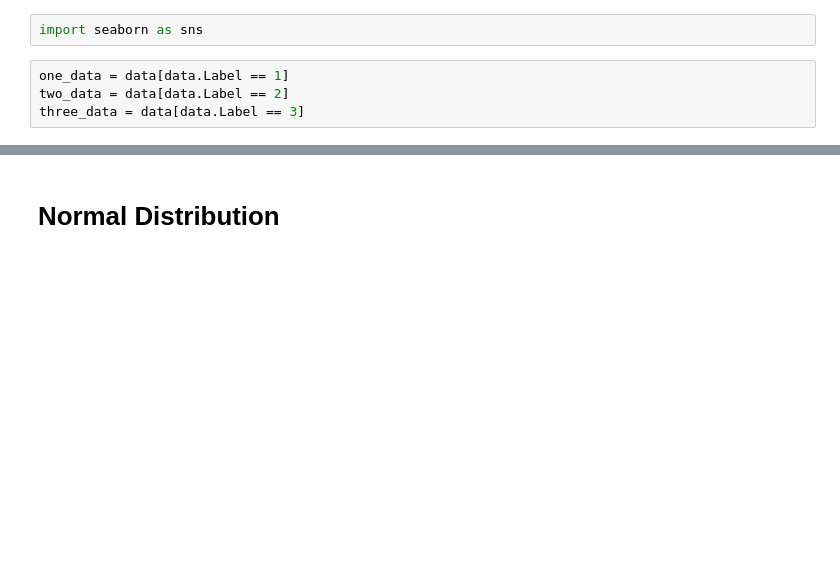
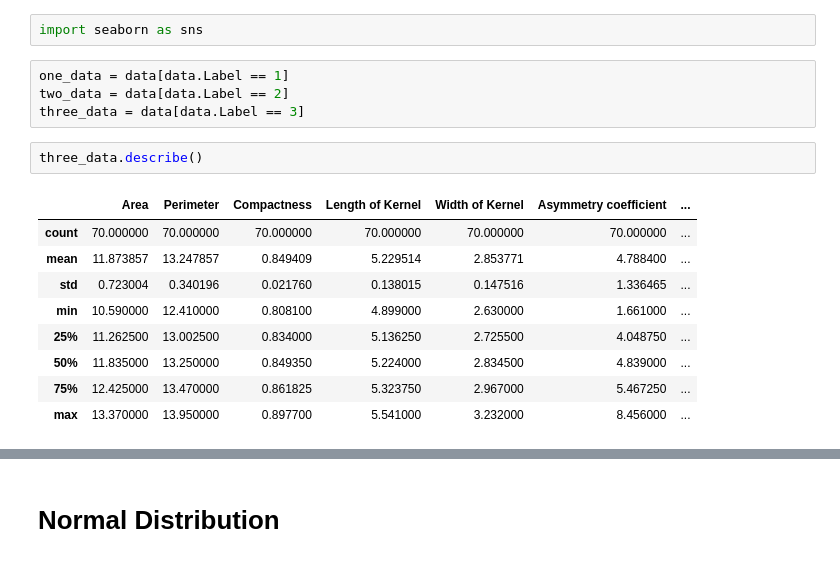
Before and after one commit to soaresdominic/ClusterAnalysis, a Jupyter notebook: EDA.ipynb, the cells around one changed output, grey strips where cells are left out. Saved outputs shown, nothing was run; the diff lists cells and outputs as text; blank space fills up the shorter version.

```diff
--- a/EDA.ipynb
+++ b/EDA.ipynb
@@ -37,6 +37,18 @@ import seaborn as sns
 one_data = data[data.Label == 1]
 two_data = data[data.Label == 2]
 three_data = data[data.Label == 3]
+# %%
+three_data.describe()
+# %% [output]
+|  | Area | Perimeter | Compactness | Length of Kernel | Width of Kernel | Asymmetry coefficient | ... |
+| count | 70.000000 | 70.000000 | 70.000000 | 70.000000 | 70.000000 | 70.000000 | ... |
+| mean | 11.873857 | 13.247857 | 0.849409 | 5.229514 | 2.853771 | 4.788400 | ... |
+| std | 0.723004 | 0.340196 | 0.021760 | 0.138015 | 0.147516 | 1.336465 | ... |
+| min | 10.590000 | 12.410000 | 0.808100 | 4.899000 | 2.630000 | 1.661000 | ... |
+| 25% | 11.262500 | 13.002500 | 0.834000 | 5.136250 | 2.725500 | 4.048750 | ... |
+| 50% | 11.835000 | 13.250000 | 0.849350 | 5.224000 | 2.834500 | 4.839000 | ... |
+| 75% | 12.425000 | 13.470000 | 0.861825 | 5.323750 | 2.967000 | 5.467250 | ... |
+| max | 13.370000 | 13.950000 | 0.897700 | 5.541000 | 3.232000 | 8.456000 | ... |
 # %%
 import seaborn as sns
 import matplotlib.pyplot as plt
```
Also changed, not shown: parts of 2 cells of this notebook, 19 other files.
